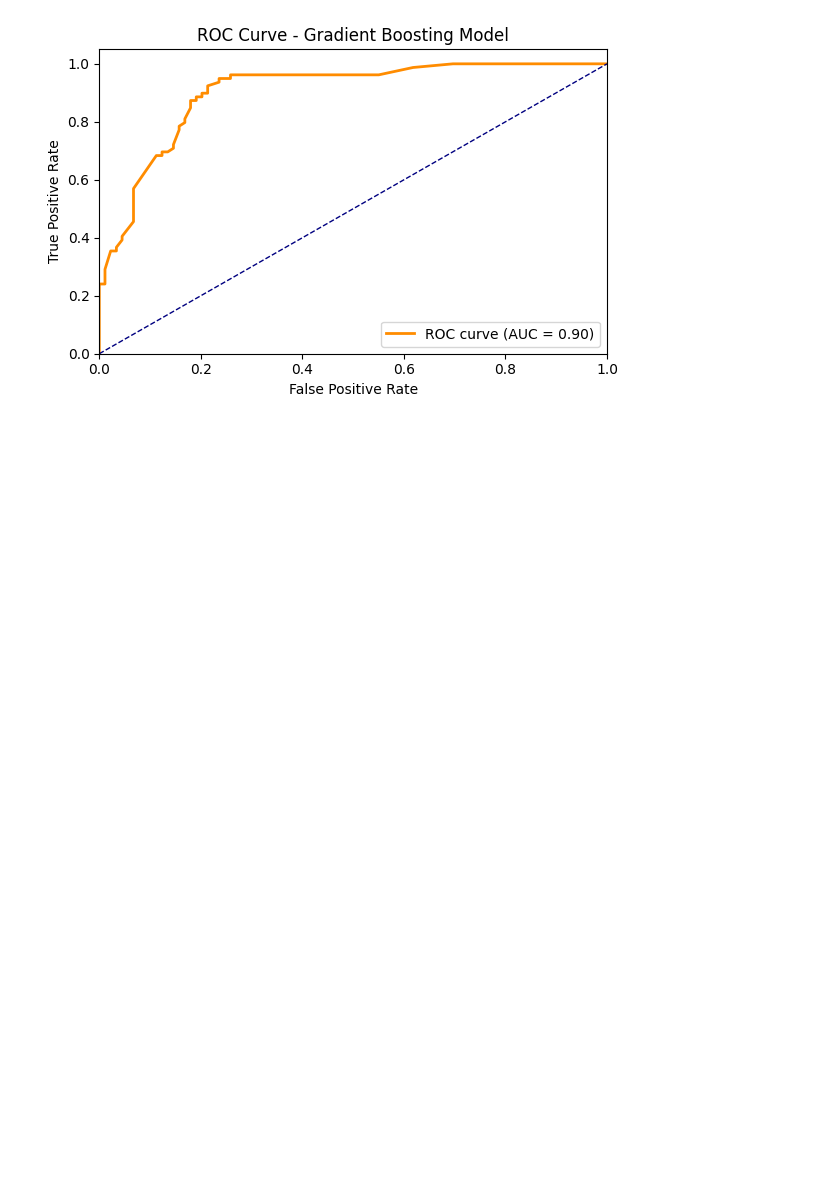
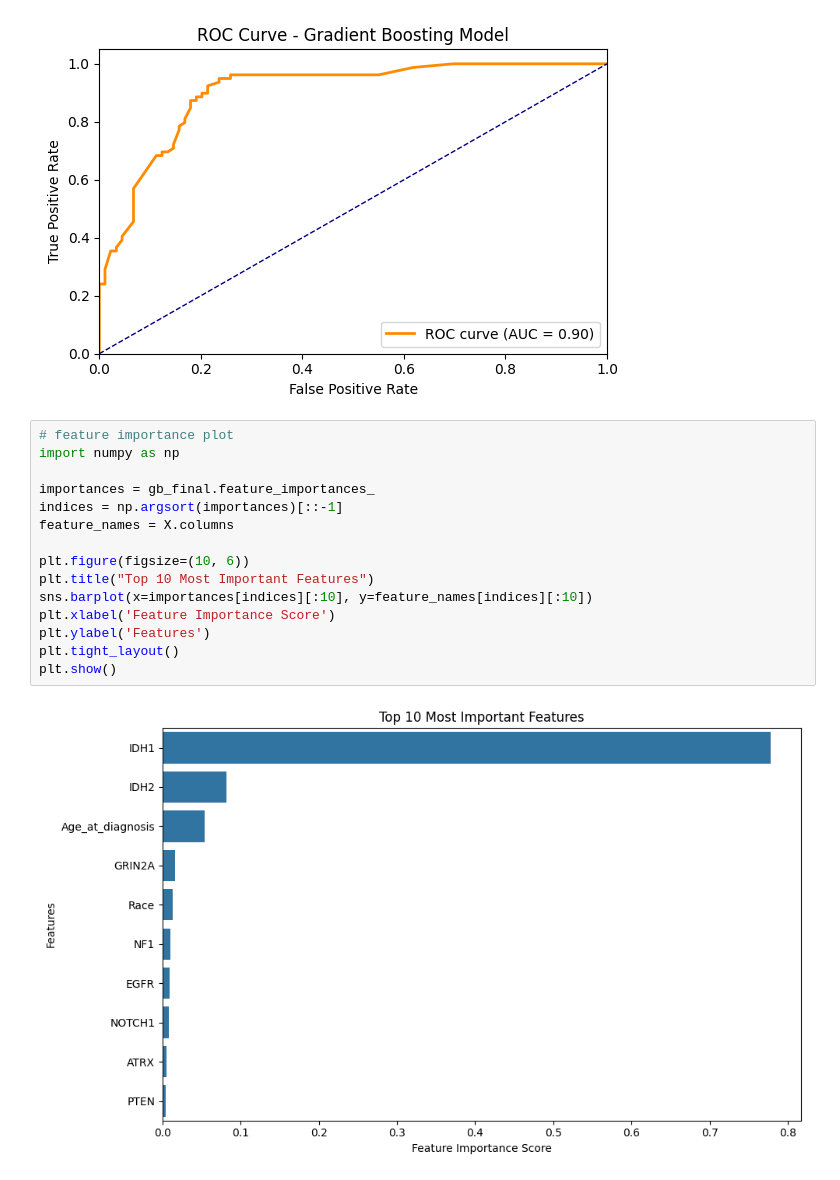
Before and after one commit to JacquelineMartinez-git/ml-gbm-prediction-capstone, a Jupyter notebook: GBM_Risk_Prediction_ML.ipynb, the cells around one changed output. Cells and saved outputs as stored; diff of their text form; blank space fills up the shorter version.

Commit message:
Feature importance plot

```diff
--- a/GBM_Risk_Prediction_ML.ipynb
+++ b/GBM_Risk_Prediction_ML.ipynb
@@ -435,3 +435,20 @@ plt.tight_layout()
 plt.show()
 # %% [output]
 [figure]
+# %%
+# feature importance plot
+import numpy as np
+
+importances = gb_final.feature_importances_
+indices = np.argsort(importances)[::-1]
+feature_names = X.columns
+
+plt.figure(figsize=(10, 6))
+plt.title("Top 10 Most Important Features")
+sns.barplot(x=importances[indices][:10], y=feature_names[indices][:10])
+plt.xlabel('Feature Importance Score')
+plt.ylabel('Features')
+plt.tight_layout()
+plt.show()
+# %% [output]
+[figure, added]
```
